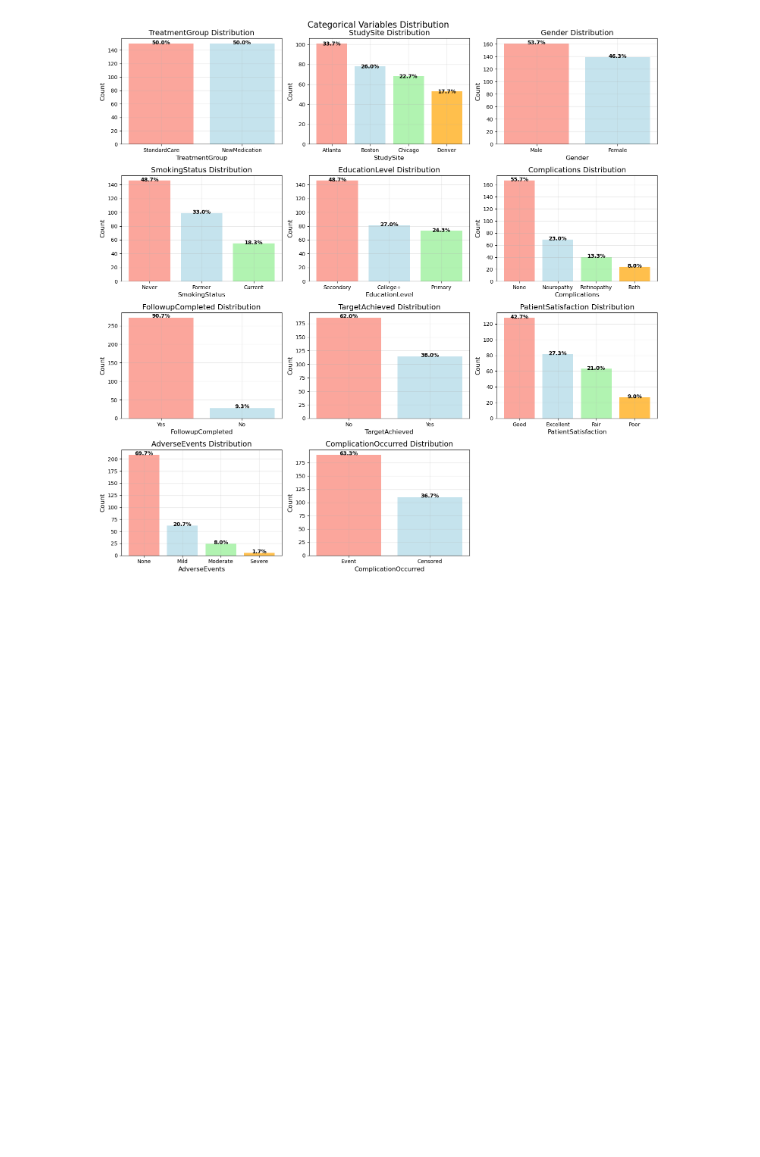
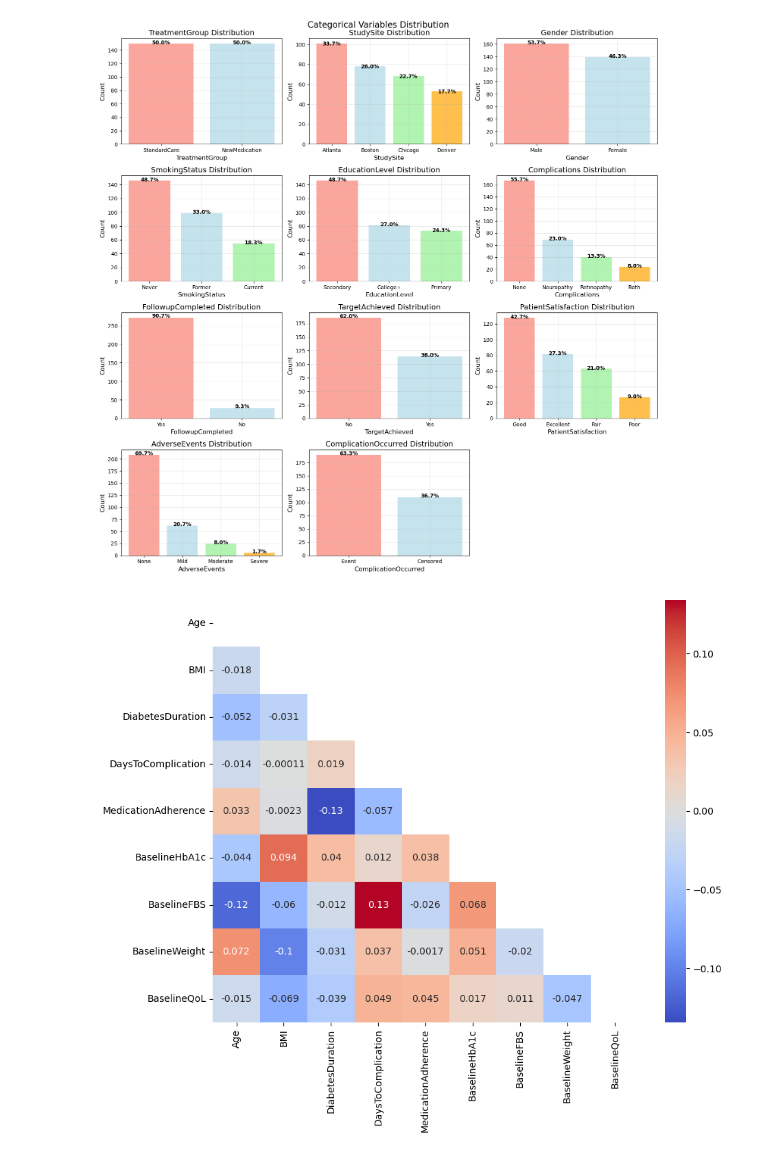
Before and after one commit to shivambhatnagar66/Statistical_Analytical_Plan, a Jupyter notebook: EDA.ipynb, the cells around one changed output. Drawn from its saved outputs; the diff is of its cells as text; code cells hidden in the pictures; blank space fills up the shorter version.

```diff
--- a/EDA.ipynb
+++ b/EDA.ipynb
@@ -215,3 +215,12 @@ plt.tight_layout()
 plt.show()
 # %% [output]
 [figure]
+# %%
+#correlation matrix
+plt.figure(figsize=(10,8))
+corr_matrix = df[num_cols_subset].corr()
+mask = np.triu(np.ones_like(corr_matrix, dtype=bool))
+sns.heatmap(corr_matrix, annot = True, cmap='coolwarm', mask=mask)
+plt.show()
+# %% [output]
+[figure, added]
```
Also changed, not shown: 1 other file.
